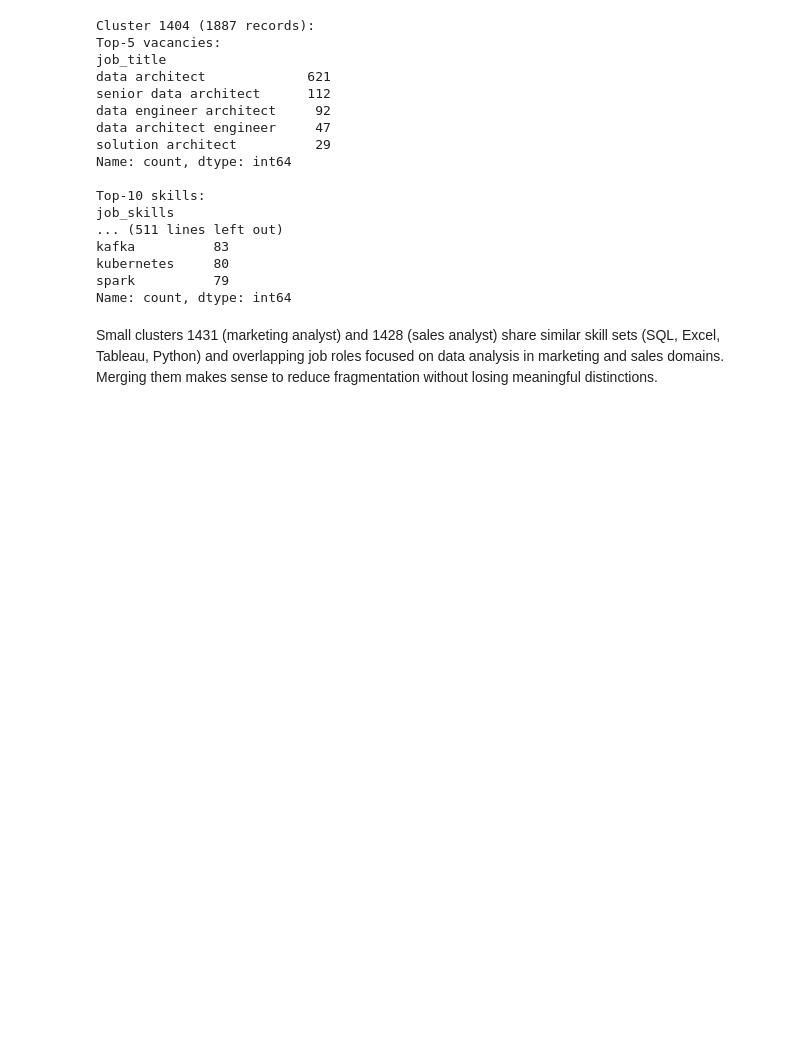
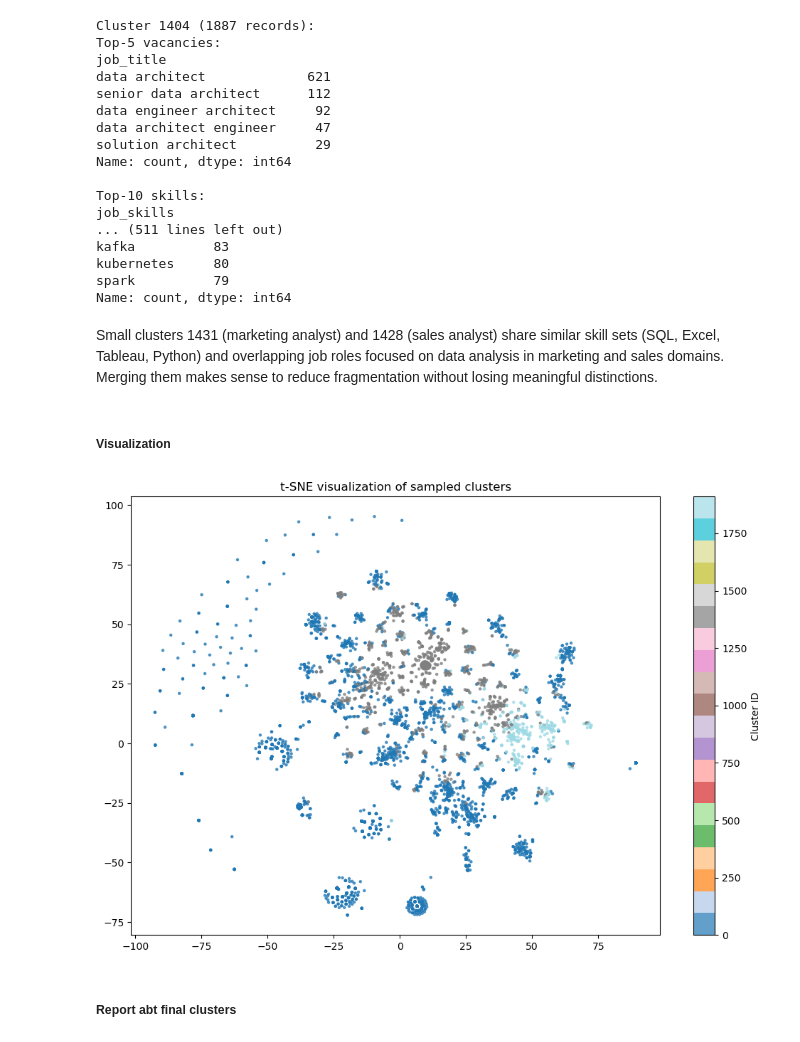
Before and after one commit to IU-Capstone-Project-2025/KIZAK, a Jupyter notebook: ml/jv_mapping.ipynb, the cells around one changed output. Saved outputs shown, nothing was run; the diff lists cells and outputs as text; code cells hidden in the pictures; blank space fills up the shorter version.

```diff
--- a/ml/jv_mapping.ipynb
+++ b/ml/jv_mapping.ipynb
@@ -665,3 +665,25 @@ Name: count, dtype: int64
 Small clusters 1431 (marketing analyst) and 1428 (sales analyst) share similar skill sets (SQL, Excel, Tableau, Python) and overlapping job roles focused on data analysis in marketing and sales domains. Merging them makes sense to reduce fragmentation without losing meaningful distinctions.
 # %%
 data_clustered.loc[data_clustered['cluster'] == 1428, 'cluster'] = 1431
+# %% [markdown]
+##### Visualization
+# %%
+from sklearn.manifold import TSNE
+import numpy as np
+
+sample_idx = np.random.choice(len(X_reduced), size=5000, replace=False)
+X_sample = X_reduced[sample_idx]
+y_sample = data_clustered.iloc[sample_idx]['cluster']
+
+tsne = TSNE(n_components=2, perplexity=50, random_state=42)
+embedding = tsne.fit_transform(X_sample)
+
+plt.figure(figsize=(12, 8))
+scatter = plt.scatter(embedding[:, 0], embedding[:, 1], c=y_sample, cmap='tab20', s=5, alpha=0.7)
+plt.colorbar(scatter, label='Cluster ID')
+plt.title('t-SNE visualization of sampled clusters')
+plt.show()
+# %% [output]
+[figure, added]
+# %% [markdown]
+##### Report abt final clusters
```
Also changed, not shown: parts of 5 cells of this notebook.
